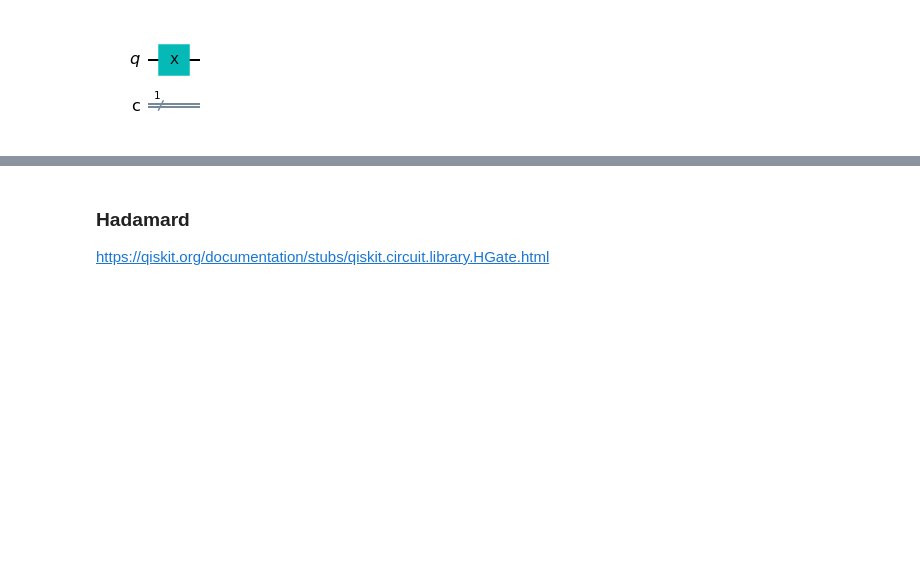
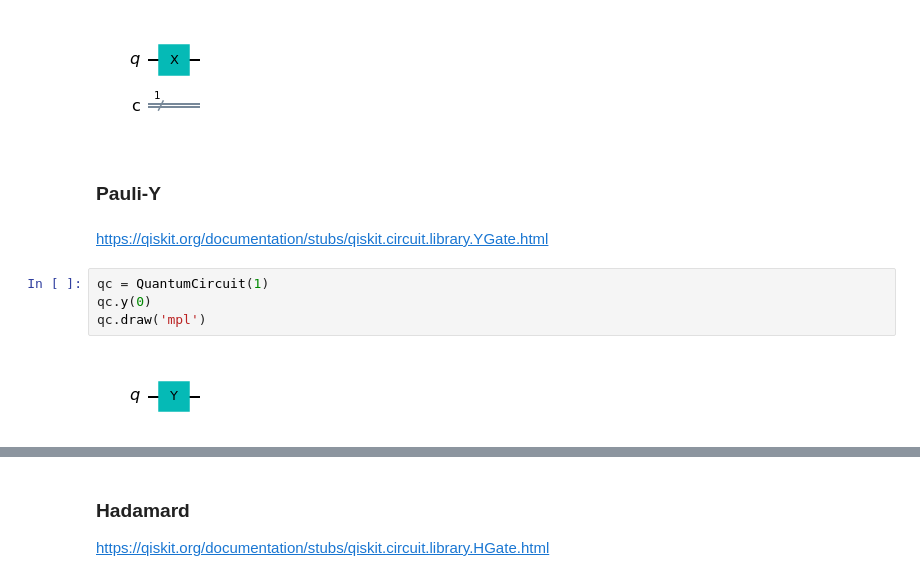
Before and after one commit to sohrabganjian/Quantum-Information-Science, a Jupyter notebook: Quantum Circuit/Quantum Circuit with Qiskit.ipynb, the cells around one changed output, grey strips where cells are left out. Saved outputs shown, nothing was run; the diff lists cells and outputs as text; blank space fills up the shorter version.

Commit message:
More circuits and visualizations

```diff
--- a/Quantum Circuit/Quantum Circuit with Qiskit.ipynb
+++ b/Quantum Circuit/Quantum Circuit with Qiskit.ipynb
@@ -86,3 +86,13 @@ qc.x(0)
 qc.draw('mpl')
 # %% [output]
 [figure]
+# %% [markdown]
+### Pauli-Y
+# %% [markdown]
+https://qiskit.org/documentation/stubs/qiskit.circuit.library.YGate.html
+# %%
+qc = QuantumCircuit(1)
+qc.y(0)
+qc.draw('mpl')
+# %% [output]
+[figure, added]
```
Also changed, not shown: parts of 10 cells of this notebook.
